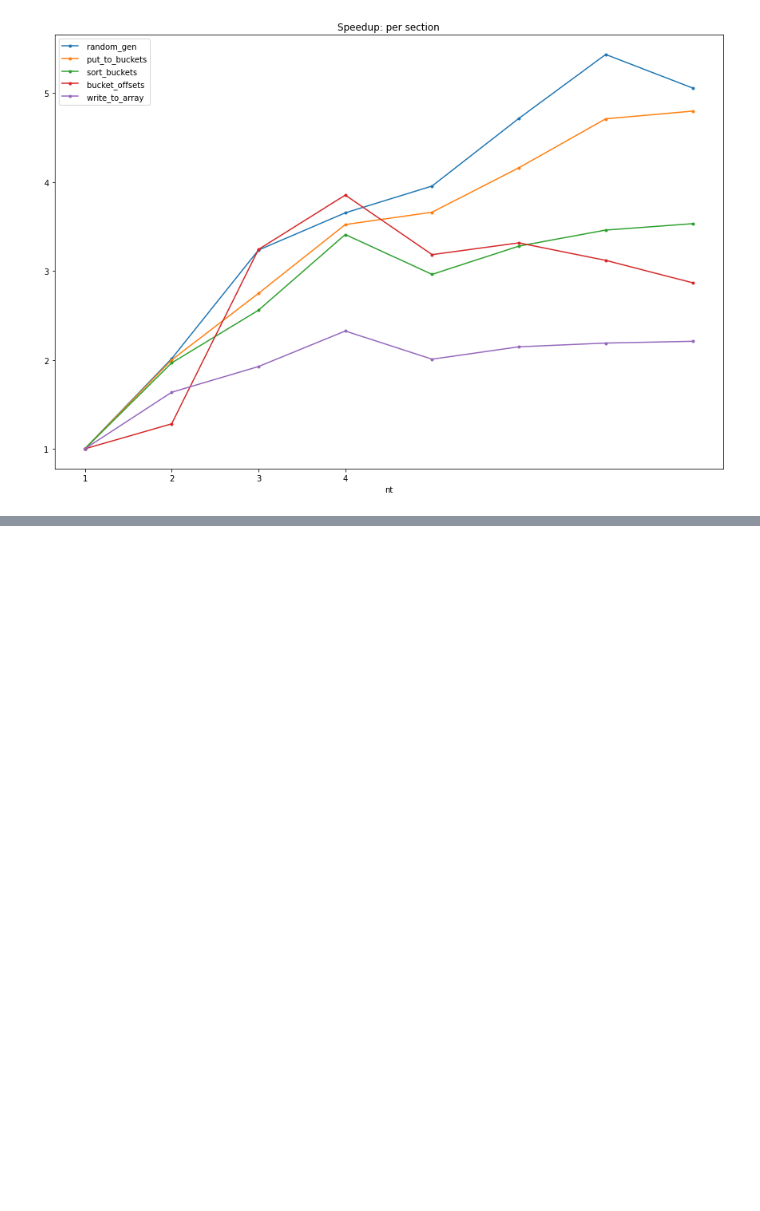
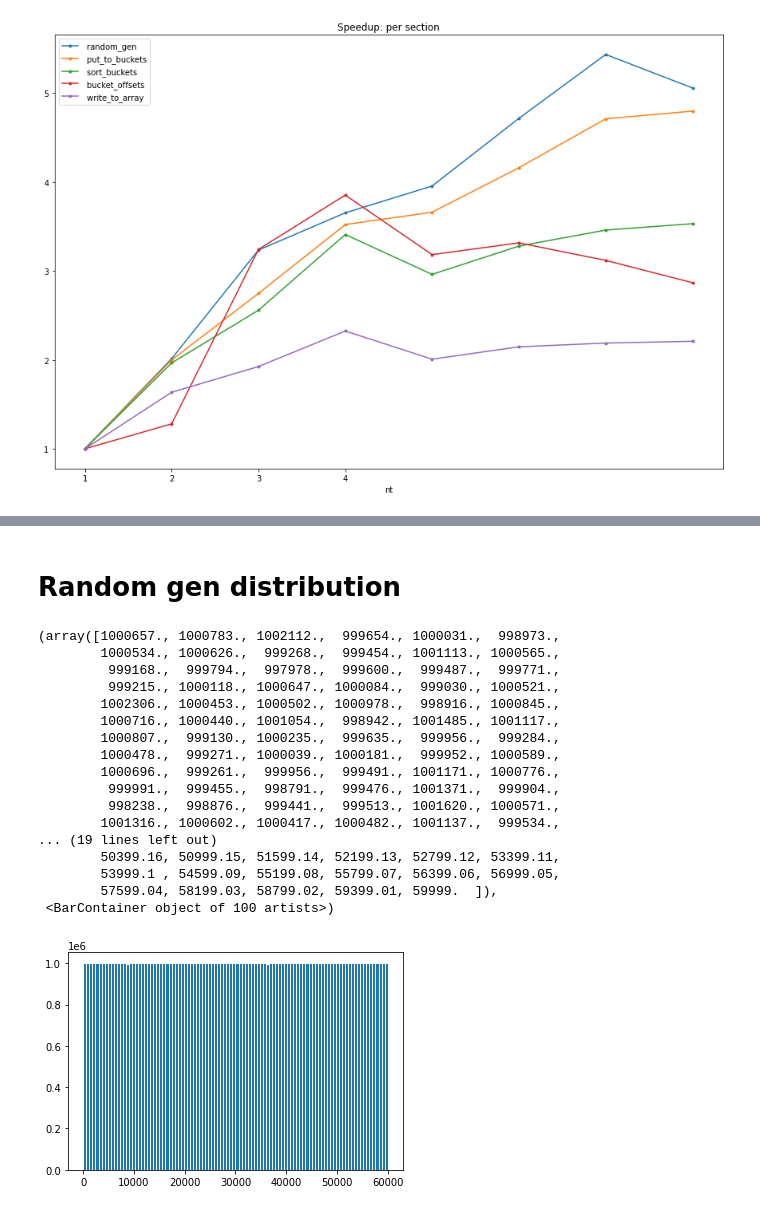
Before and after one commit to maciektr/parallel_lab, a Jupyter notebook: report2/report2.ipynb, the cells around one changed output, grey strips where cells are left out. Cells and saved outputs as stored; diff of their text form; code cells hidden in the pictures; blank space fills up the shorter version.

```diff
--- a/report2/report2.ipynb
+++ b/report2/report2.ipynb
@@ -78,0 +72,2 @@ NameError: name 'pd' is not defined
+# %% [markdown]
+# Random gen distribution
@@ -81,4 +78,4 @@ import matplotlib.pyplot as plt
 # %%
 values = None
 with open(filename, 'r') as file:
-    values = map(int, file.readlines())
+    values = list(map(int, file.readlines()))
@@ -86,0 +82,21 @@ plt.hist(values, bins=20)
+# %%
+plt.hist(values, bins=100, edgecolor='white', linewidth=1)
+# %% [output]
+(array([1000657., 1000783., 1002112.,  999654., 1000031.,  998973.,
+        1000534., 1000626.,  999268.,  999454., 1001113., 1000565.,
+         999168.,  999794.,  997978.,  999600.,  999487.,  999771.,
+         999215., 1000118., 1000647., 1000084.,  999030., 1000521.,
+        1002306., 1000453., 1000502., 1000978.,  998916., 1000845.,
+        1000716., 1000440., 1001054.,  998942., 1001485., 1001117.,
+        1000807.,  999130., 1000235.,  999635.,  999956.,  999284.,
+        1000478.,  999271., 1000039., 1000181.,  999952., 1000589.,
+        1000696.,  999261.,  999956.,  999491., 1001171., 1000776.,
+         999991.,  999455.,  998791.,  999476., 1001371.,  999904.,
+         998238.,  998876.,  999441.,  999513., 1001620., 1000571.,
+        1001316., 1000602., 1000417., 1000482., 1001137.,  999534.,
+... (19 lines left out)
+        50399.16, 50999.15, 51599.14, 52199.13, 52799.12, 53399.11,
+        53999.1 , 54599.09, 55199.08, 55799.07, 56399.06, 56999.05,
+        57599.04, 58199.03, 58799.02, 59399.01, 59999.  ]),
+ <BarContainer object of 100 artists>)
+[figure, added]
```
Also changed, not shown: parts of 44 cells of this notebook, 6 other files.
